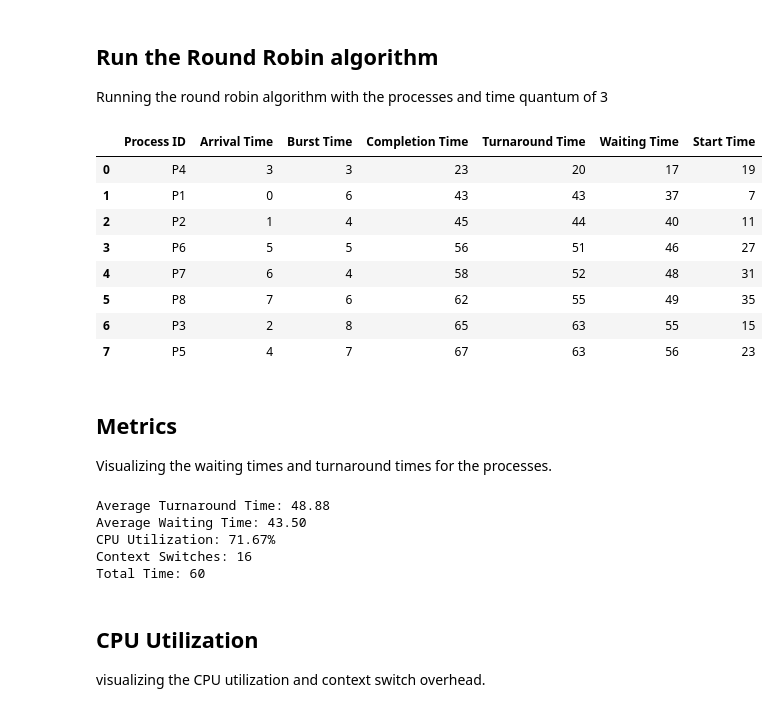
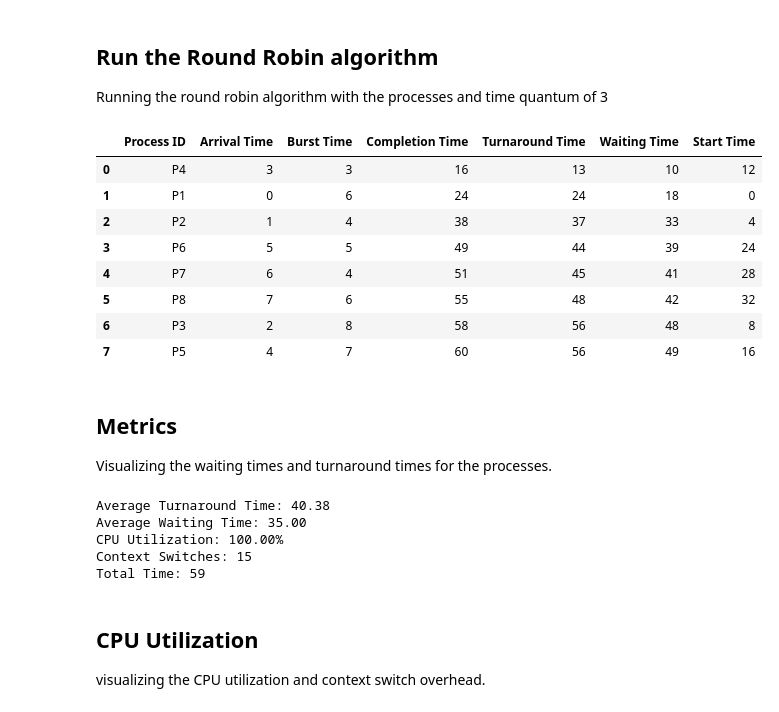
Before and after one commit to abhikarki/ARRTQ-Scheduling, a Jupyter notebook: notebooks/demo_baseRR.ipynb, the cells around one changed output. Drawn from its saved outputs; the diff is of its cells as text; code cells hidden in the pictures.

```diff
--- a/notebooks/demo_baseRR.ipynb
+++ b/notebooks/demo_baseRR.ipynb
@@ -56,32 +59,32 @@ Running the round robin algorithm with the processes and time quantum of 3
 # %%
 time_quantum = 3
 context_switch_time = 1
 metrics = round_robin(processes, time_quantum, context_switch_time)
 
 # Create a DataFrame with completion metrics
 results_df = pd.DataFrame([
     {
         'Process ID': p.pid,
         'Arrival Time': p.arrival_time,
         'Burst Time': p.burst_time,
         'Completion Time': p.completion_time,
-        'Turnaround Time': p.completion_time - p.arrival_time,
-        'Waiting Time': (p.completion_time - p.arrival_time) - p.burst_time,
+        'Turnaround Time': p.turnaround_time,
+        'Waiting Time': p.waiting_time,
         'Start Time': p.start_time
     } for p in metrics['completed_processes']
 ])
 
 display(results_df)
 # %% [output]
 |  | Process ID | Arrival Time | Burst Time | Completion Time | Turnaround Time | Waiting Time | Start Time |
-| 0 | P4 | 3 | 3 | 23 | 20 | 17 | 19 |
-| 1 | P1 | 0 | 6 | 43 | 43 | 37 | 7 |
-| 2 | P2 | 1 | 4 | 45 | 44 | 40 | 11 |
-| 3 | P6 | 5 | 5 | 56 | 51 | 46 | 27 |
-| 4 | P7 | 6 | 4 | 58 | 52 | 48 | 31 |
-| 5 | P8 | 7 | 6 | 62 | 55 | 49 | 35 |
-| 6 | P3 | 2 | 8 | 65 | 63 | 55 | 15 |
-| 7 | P5 | 4 | 7 | 67 | 63 | 56 | 23 |
+| 0 | P4 | 3 | 3 | 16 | 13 | 10 | 12 |
+| 1 | P1 | 0 | 6 | 24 | 24 | 18 | 0 |
+| 2 | P2 | 1 | 4 | 38 | 37 | 33 | 4 |
+| 3 | P6 | 5 | 5 | 49 | 44 | 39 | 24 |
+| 4 | P7 | 6 | 4 | 51 | 45 | 41 | 28 |
+| 5 | P8 | 7 | 6 | 55 | 48 | 42 | 32 |
+| 6 | P3 | 2 | 8 | 58 | 56 | 48 | 8 |
+| 7 | P5 | 4 | 7 | 60 | 56 | 49 | 16 |
 # %% [markdown]
 ## Metrics
 
@@ -122,11 +125,11 @@ print(f"CPU Utilization: {metrics['cpu_utilization']:.2f}%")
 print(f"Context Switches: {metrics['context_switches']}")
 print(f"Total Time: {metrics['execution_time']}")
 # %% [output]
-Average Turnaround Time: 48.88
-Average Waiting Time: 43.50
-CPU Utilization: 71.67%
-Context Switches: 16
-Total Time: 60
+Average Turnaround Time: 40.38
+Average Waiting Time: 35.00
+CPU Utilization: 100.00%
+Context Switches: 15
+Total Time: 59
 # %% [markdown]
 ## CPU Utilization
 
```
Also changed, not shown: parts of 1 cell of this notebook, 5 other files.
